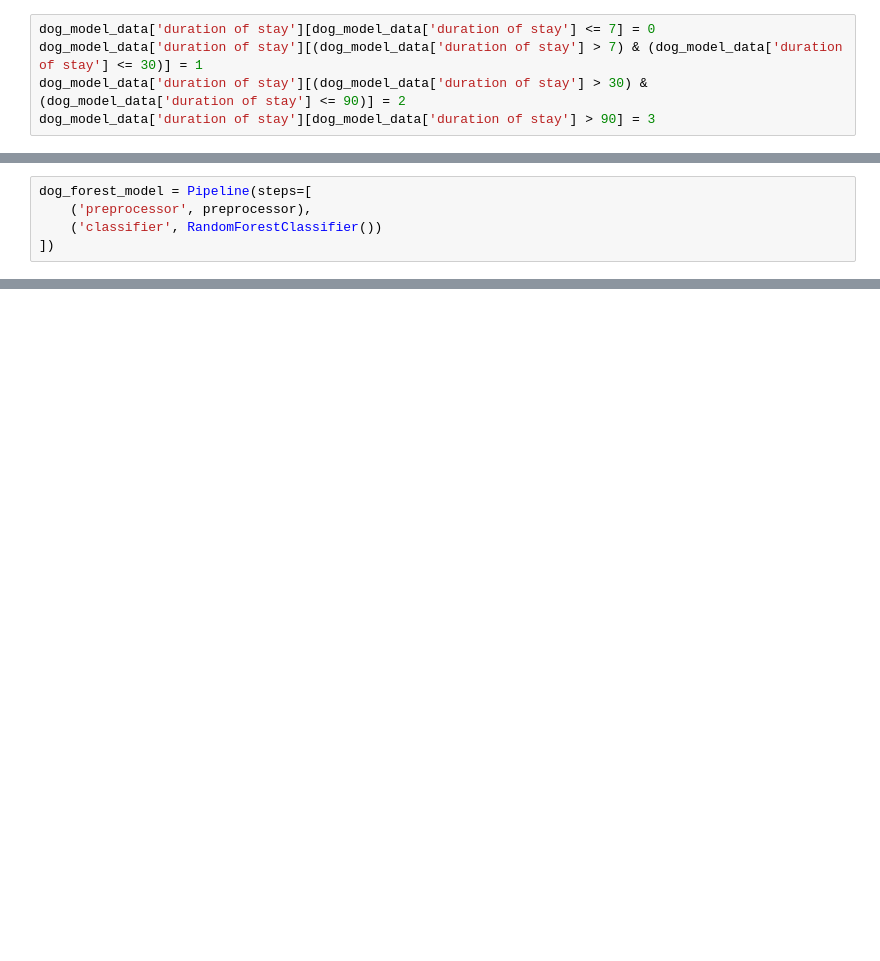
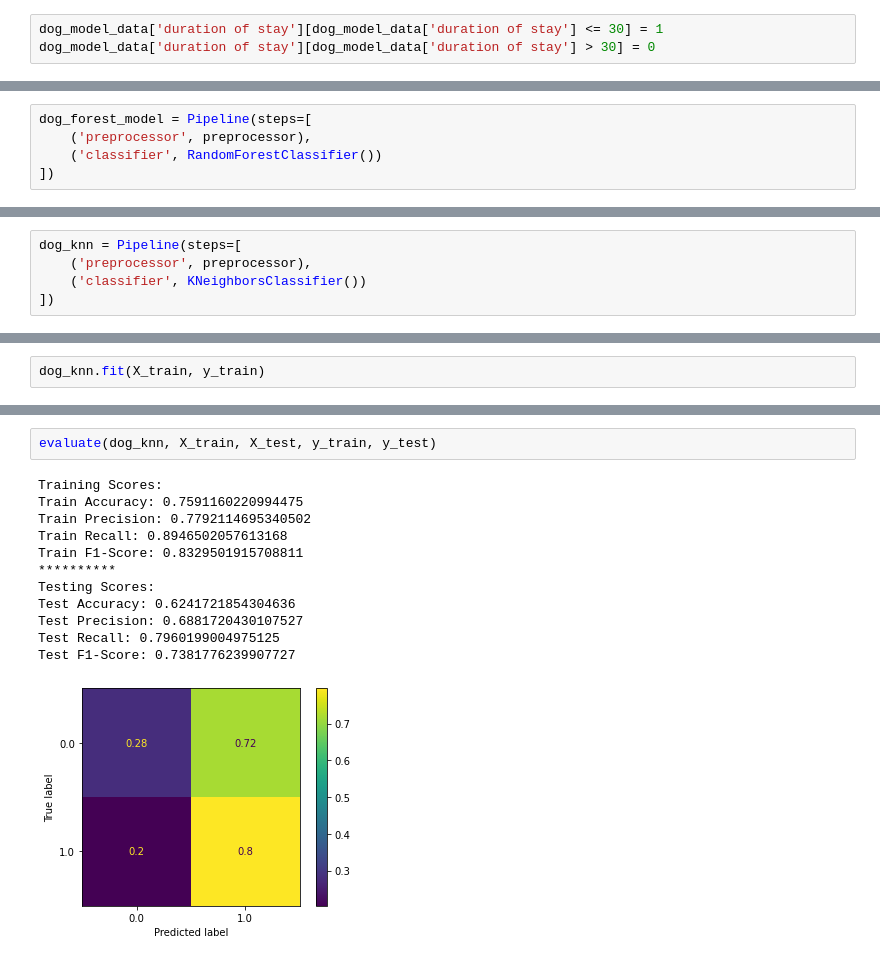
Before and after one commit to wharr1203/BloomingtonPetAdoption, a Jupyter notebook: Main Notebook.ipynb, the cells around one changed output, grey strips where cells are left out. Drawn from its saved outputs; the diff is of its cells as text; blank space fills up the shorter version.

```diff
--- a/Main Notebook.ipynb
+++ b/Main Notebook.ipynb
@@ -201,8 +206,6 @@ Now I want to categorize my target column into these 4 values.
 # %%
-dog_model_data['duration of stay'][dog_model_data['duration of stay'] <= 7] = 0
-dog_model_data['duration of stay'][(dog_model_data['duration of stay'] > 7) & (dog_model_data['duration of stay'] <= 30)] = 1
-dog_model_data['duration of stay'][(dog_model_data['duration of stay'] > 30) & (dog_model_data['duration of stay'] <= 90)] = 2
-dog_model_data['duration of stay'][dog_model_data['duration of stay'] > 90] = 3
+dog_model_data['duration of stay'][dog_model_data['duration of stay'] <= 30] = 1
+dog_model_data['duration of stay'][dog_model_data['duration of stay'] > 30] = 0
 # %%
 dog_model_data['duration of stay'].value_counts()
 # %% [output]
@@ -696,0 +759,5 @@ train accuracy score 0.9287292817679558
+# %%
+dog_knn = Pipeline(steps=[
+    ('preprocessor', preprocessor),
+    ('classifier', KNeighborsClassifier())
+])
@@ -696,0 +772,2 @@ train accuracy score 0.9287292817679558
+# %%
+dog_knn.fit(X_train, y_train)
@@ -696,0 +789,15 @@ train accuracy score 0.9287292817679558
+# %%
+evaluate(dog_knn, X_train, X_test, y_train, y_test)
+# %% [output]
+Training Scores:
+Train Accuracy: 0.7591160220994475
+Train Precision: 0.7792114695340502
+Train Recall: 0.8946502057613168
+Train F1-Score: 0.8329501915708811
+**********
+Testing Scores:
+Test Accuracy: 0.6241721854304636
+Test Precision: 0.6881720430107527
+Test Recall: 0.7960199004975125
+Test F1-Score: 0.7381776239907727
+[figure, added]
```
Also changed, not shown: parts of 136 cells of this notebook.
